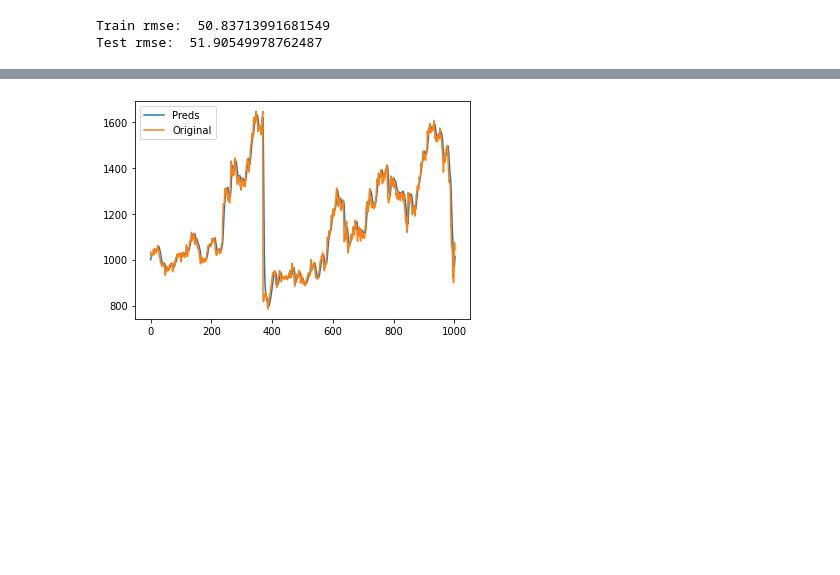
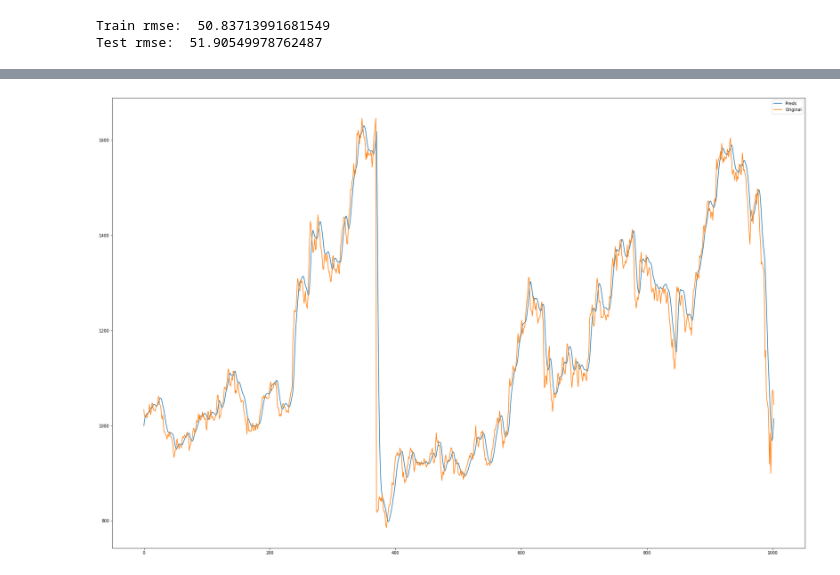
Before and after one commit to sidmahurkar/Reliance-Stock-Price-Prediction-Using-LSTM, a Jupyter notebook: Stock_price_using_lstm.ipynb, the cells around one changed output, grey strips where cells are left out. Drawn from its saved outputs; the diff is of its cells as text; code cells hidden in the pictures; blank space fills up the shorter version.

```diff
--- a/Stock_price_using_lstm.ipynb
+++ b/Stock_price_using_lstm.ipynb
@@ -413,7 +422,8 @@ Test rmse:  51.90549978762487
 # %%
+plt.figure(figsize=(30,20))
 plt.plot(y_test_pred, label="Preds")
 plt.plot(y_test, label="Original")
 plt.legend()
 plt.show()
 # %% [output]
-[figure, old version]
+[figure, new version]
```
Also changed, not shown: parts of 5 cells of this notebook.
